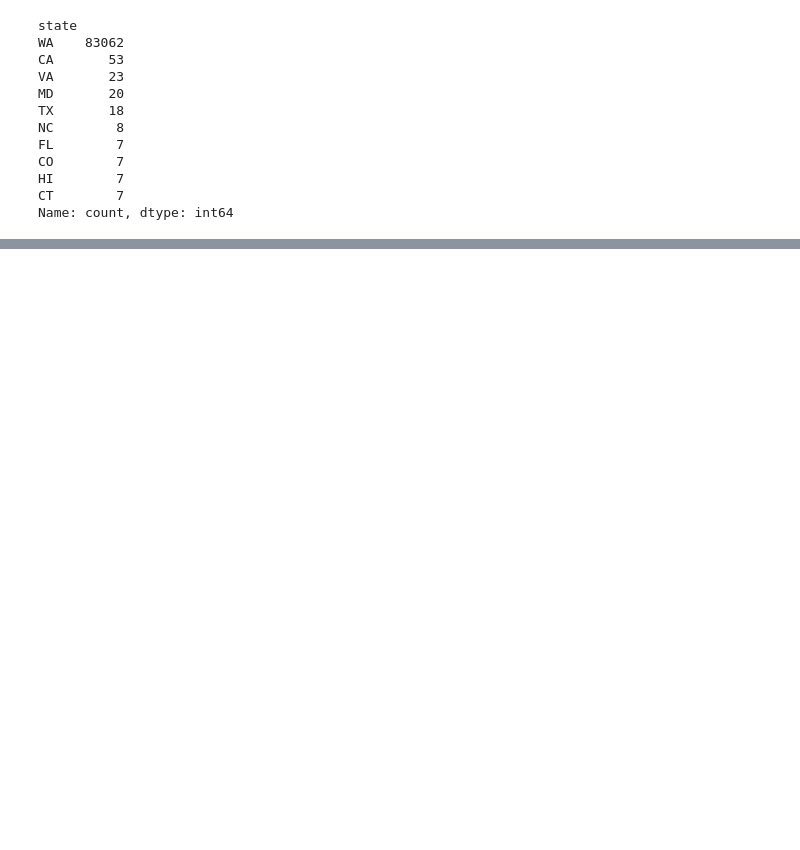
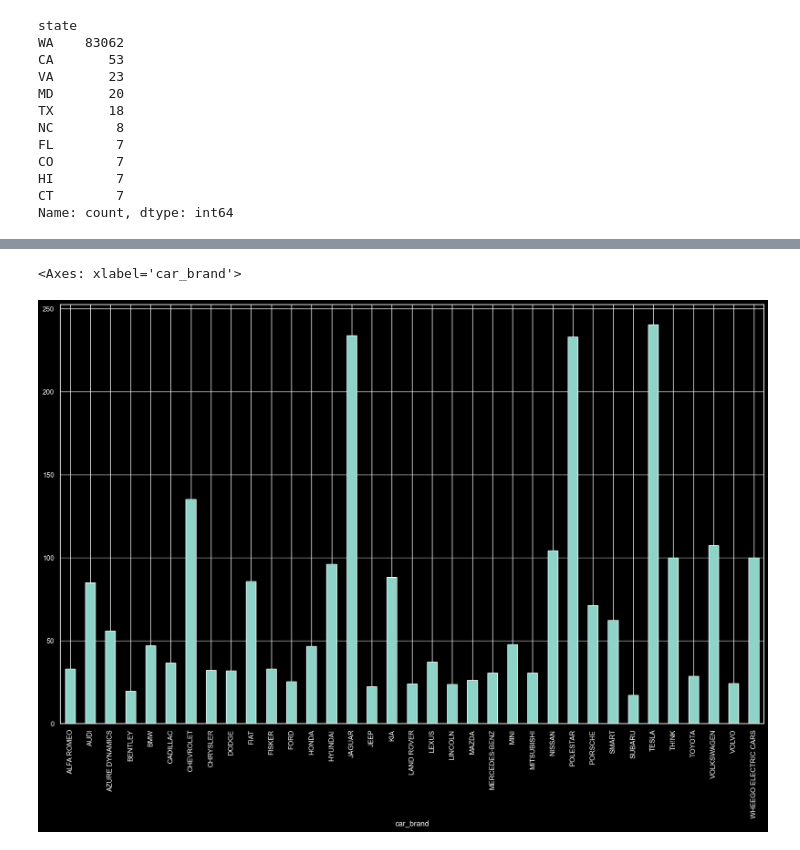
Before and after one commit to Manhatai/Data_Science_Excersises, a Jupyter notebook: Electric_vehicle_population.ipynb, the cells around one changed output, grey strips where cells are left out. Saved outputs shown, nothing was run; the diff lists cells and outputs as text; code cells hidden in the pictures; blank space fills up the shorter version.

```diff
--- a/Electric_vehicle_population.ipynb
+++ b/Electric_vehicle_population.ipynb
@@ -296,0 +419,3 @@ df.state.value_counts().plot(kind='bar', figsize=(30, 12), ylim=(10000))
+# %%
+df_car = df[['car_brand', 'electric_range']]
+df_car
@@ -296,0 +453,4 @@ df.state.value_counts().plot(kind='bar', figsize=(30, 12), ylim=(10000))
+# %%
+df_agg = df_car.groupby('car_brand').agg({'electric_range': ['sum', 'count']})
+df_agg.columns = ['total_electric_range', 'count']
+df_agg
@@ -296,0 +480,3 @@ df.state.value_counts().plot(kind='bar', figsize=(30, 12), ylim=(10000))
+# %%
+df_agg['Mean'] = (df_agg['total_electric_range'] / df_agg['count'])
+df_agg.head()
@@ -296,0 +491,5 @@ df.state.value_counts().plot(kind='bar', figsize=(30, 12), ylim=(10000))
+# %%
+df_agg['Mean'].plot(kind='bar', figsize=(20, 12))
+# %% [output]
+<Axes: xlabel='car_brand'>
+[figure, added]
```
Also changed, not shown: parts of 17 cells of this notebook.
